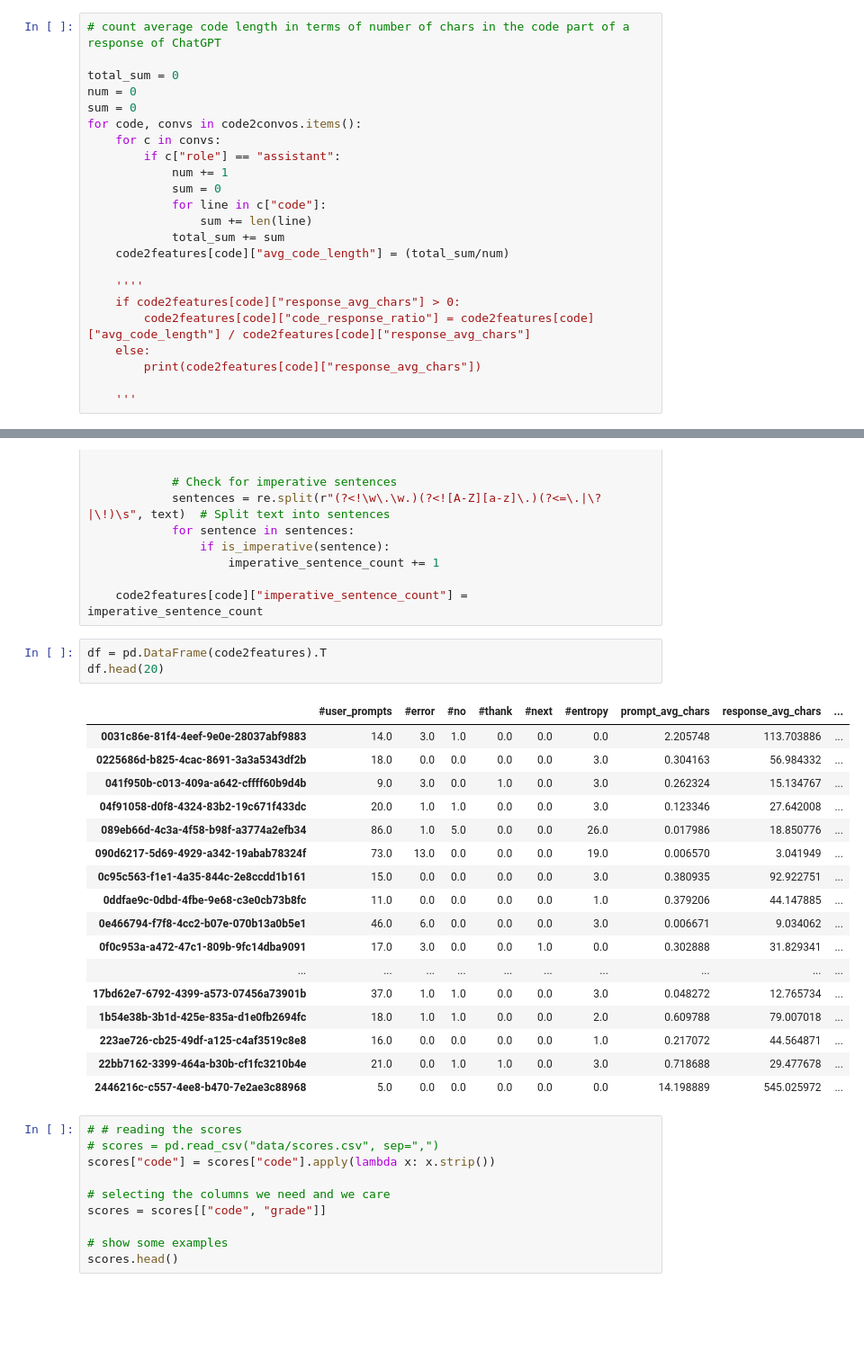
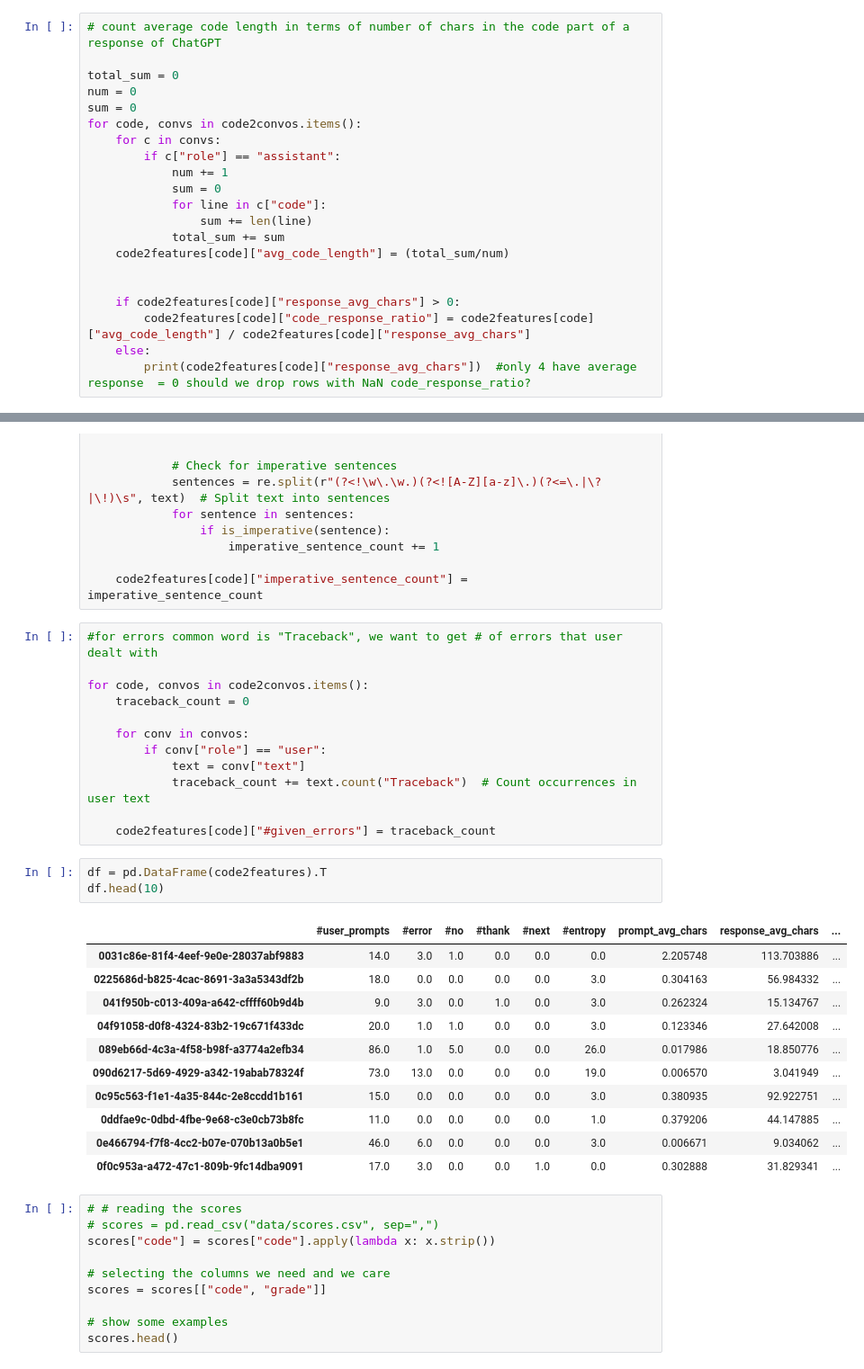
Before and after one commit to cerenarkac21/PROJE_CS412, a Jupyter notebook: code_base.ipynb, the cells around one changed output, grey strips where cells are left out. Shown at 90% size. Cells and saved outputs as stored; diff of their text form; blank space fills up the shorter version.

```diff
--- a/code_base.ipynb
+++ b/code_base.ipynb
@@ -435,13 +435,11 @@ for code, convs in code2convos.items():
             total_sum += sum
     code2features[code]["avg_code_length"] = (total_sum/num)
 
-    ''''
+
     if code2features[code]["response_avg_chars"] > 0:
         code2features[code]["code_response_ratio"] = code2features[code]["avg_code_length"] / code2features[code]["response_avg_chars"]
     else:
-        print(code2features[code]["response_avg_chars"])
-
-    '''
+        print(code2features[code]["response_avg_chars"])  #only 4 have average response  = 0 should we drop rows with NaN code_response_ratio?
 # %% [output]
 0
 0
@@ -493,27 +491,33 @@ for code, convos in code2convos.items():
                     imperative_sentence_count += 1
 
     code2features[code]["imperative_sentence_count"] =  imperative_sentence_count
+# %%
+#for errors common word is "Traceback", we want to get # of errors that user dealt with
+
+for code, convos in code2convos.items():
+    traceback_count = 0
+
+    for conv in convos:
+        if conv["role"] == "user":
+            text = conv["text"]
+            traceback_count += text.count("Traceback")  # Count occurrences in user text
+
+    code2features[code]["#given_errors"] = traceback_count
 # %%
 df = pd.DataFrame(code2features).T
-df.head(20)
+df.head(10)
 # %% [output]
 |  | #user_prompts | #error | #no | #thank | #next | #entropy | prompt_avg_chars | response_avg_chars | ... |
 | 0031c86e-81f4-4eef-9e0e-28037abf9883 | 14.0 | 3.0 | 1.0 | 0.0 | 0.0 | 0.0 | 2.205748 | 113.703886 | ... |
 | 0225686d-b825-4cac-8691-3a3a5343df2b | 18.0 | 0.0 | 0.0 | 0.0 | 0.0 | 3.0 | 0.304163 | 56.984332 | ... |
 | 041f950b-c013-409a-a642-cffff60b9d4b | 9.0 | 3.0 | 0.0 | 1.0 | 0.0 | 3.0 | 0.262324 | 15.134767 | ... |
 | 04f91058-d0f8-4324-83b2-19c671f433dc | 20.0 | 1.0 | 1.0 | 0.0 | 0.0 | 3.0 | 0.123346 | 27.642008 | ... |
 | 089eb66d-4c3a-4f58-b98f-a3774a2efb34 | 86.0 | 1.0 | 5.0 | 0.0 | 0.0 | 26.0 | 0.017986 | 18.850776 | ... |
 | 090d6217-5d69-4929-a342-19abab78324f | 73.0 | 13.0 | 0.0 | 0.0 | 0.0 | 19.0 | 0.006570 | 3.041949 | ... |
 | 0c95c563-f1e1-4a35-844c-2e8ccdd1b161 | 15.0 | 0.0 | 0.0 | 0.0 | 0.0 | 3.0 | 0.380935 | 92.922751 | ... |
 | 0ddfae9c-0dbd-4fbe-9e68-c3e0cb73b8fc | 11.0 | 0.0 | 0.0 | 0.0 | 0.0 | 1.0 | 0.379206 | 44.147885 | ... |
 | 0e466794-f7f8-4cc2-b07e-070b13a0b5e1 | 46.0 | 6.0 | 0.0 | 0.0 | 0.0 | 3.0 | 0.006671 | 9.034062 | ... |
 | 0f0c953a-a472-47c1-809b-9fc14dba9091 | 17.0 | 3.0 | 0.0 | 0.0 | 1.0 | 0.0 | 0.302888 | 31.829341 | ... |
-| ... | ... | ... | ... | ... | ... | ... | ... | ... | ... |
-| 17bd62e7-6792-4399-a573-07456a73901b | 37.0 | 1.0 | 1.0 | 0.0 | 0.0 | 3.0 | 0.048272 | 12.765734 | ... |
-| 1b54e38b-3b1d-425e-835a-d1e0fb2694fc | 18.0 | 1.0 | 1.0 | 0.0 | 0.0 | 2.0 | 0.609788 | 79.007018 | ... |
-| 223ae726-cb25-49df-a125-c4af3519c8e8 | 16.0 | 0.0 | 0.0 | 0.0 | 0.0 | 1.0 | 0.217072 | 44.564871 | ... |
-| 22bb7162-3399-464a-b30b-cf1fc3210b4e | 21.0 | 0.0 | 1.0 | 1.0 | 0.0 | 3.0 | 0.718688 | 29.477678 | ... |
-| 2446216c-c557-4ee8-b470-7e2ae3c88968 | 5.0 | 0.0 | 0.0 | 0.0 | 0.0 | 0.0 | 14.198889 | 545.025972 | ... |
 # %%
 # # reading the scores
 # scores = pd.read_csv("data/scores.csv", sep=",")
```
Also changed, not shown: parts of 3 cells of this notebook.
